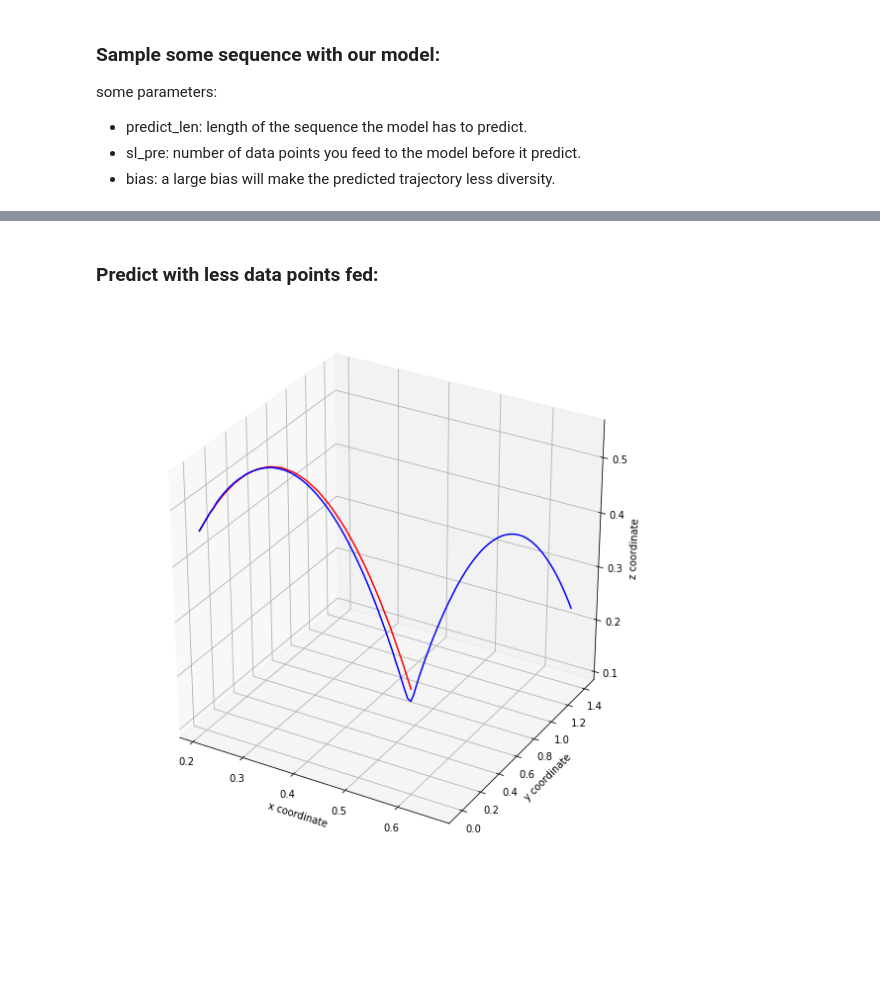
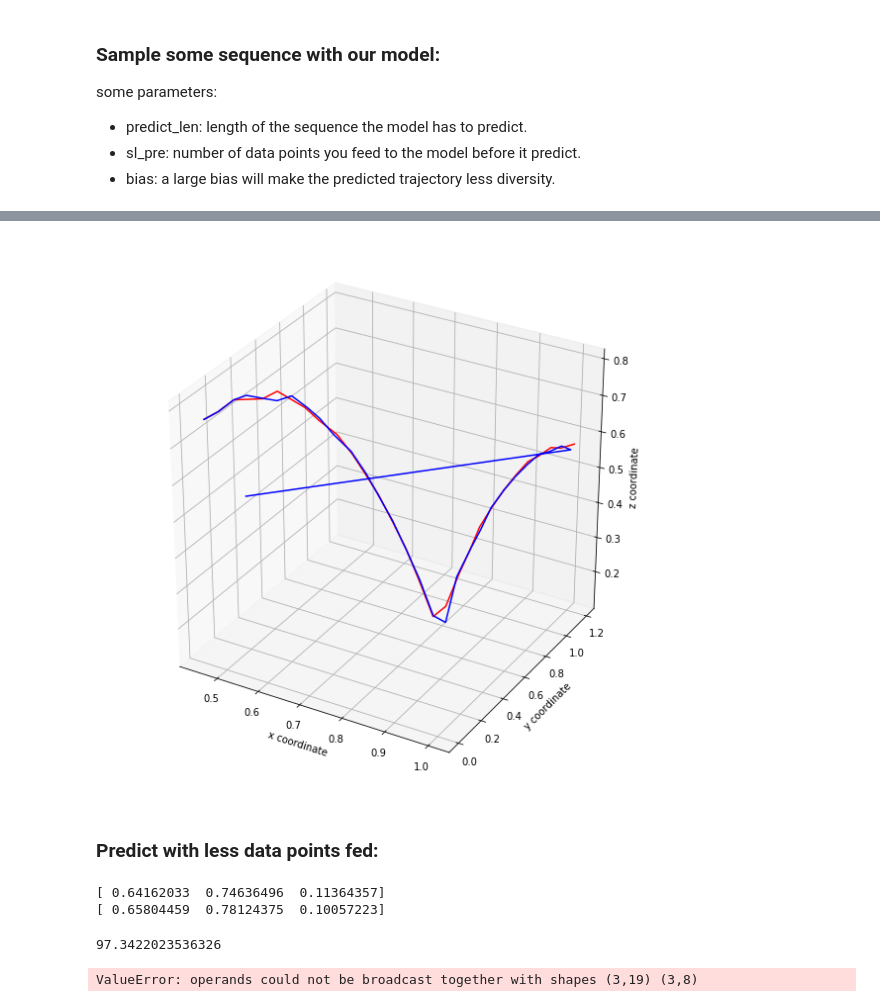
Before and after one commit to BrotherJing/RNN_tabletennis, a Jupyter notebook: trajectory_prediction.ipynb, the cells around one changed output, grey strips where cells are left out. Drawn from its saved outputs; the diff is of its cells as text; code cells hidden in the pictures; blank space fills up the shorter version.

```diff
--- a/trajectory_prediction.ipynb
+++ b/trajectory_prediction.ipynb
@@ -105,6 +105,6 @@ InvalidArgumentError: ConcatOp : Dimensions of inputs should match: shape[0] = [
+# %%
+seq_pred = sample_next(session, placeholder_x, initial_state, final_state, test_outputs, config, X_test[0], sl_pre = 2, bias=10.0, display=True)
+# %% [output]
+[figure, added]
 # %% [markdown]
 ### Predict with less data points fed:
-# %%
-sample_more(session, placeholder_x, initial_state, final_state, test_outputs, config, X_test[0], predict_len=120, sl_pre=4, bias=2.0)
-# %% [output]
-[figure, removed]
@@ -110,0 +118,6 @@ sample_more(session, placeholder_x, initial_state, final_state, test_outputs, co
+# %%
+print find_landing_point(X_test_raw[3])
+print seq_pred[0,:,-2]
+# %% [output]
+[ 0.64162033  0.74636496  0.11364357]
+[ 0.65804459  0.78124375  0.10057223]
@@ -110,0 +133,12 @@ sample_more(session, placeholder_x, initial_state, final_state, test_outputs, co
+# %%
+distance(to_world(seq_pred[0,:,-2]), to_world(find_landing_point(X_test_raw[0])))
+# %% [output]
+97.3422023536326
+# %%
+diff = np.transpose(X_test_raw[0,:,10:] - seq_pred[0,:,10:-1], (1,0))
+d = 0
+for i in range(diff.shape[0]):
+    d += distance_3d(to_world(diff[i]), [0,0,0])
+print d/110
+# %% [output]
+ValueError: operands could not be broadcast together with shapes (3,19) (3,8)
```
Also changed, not shown: parts of 12 cells of this notebook, 10 other files.
